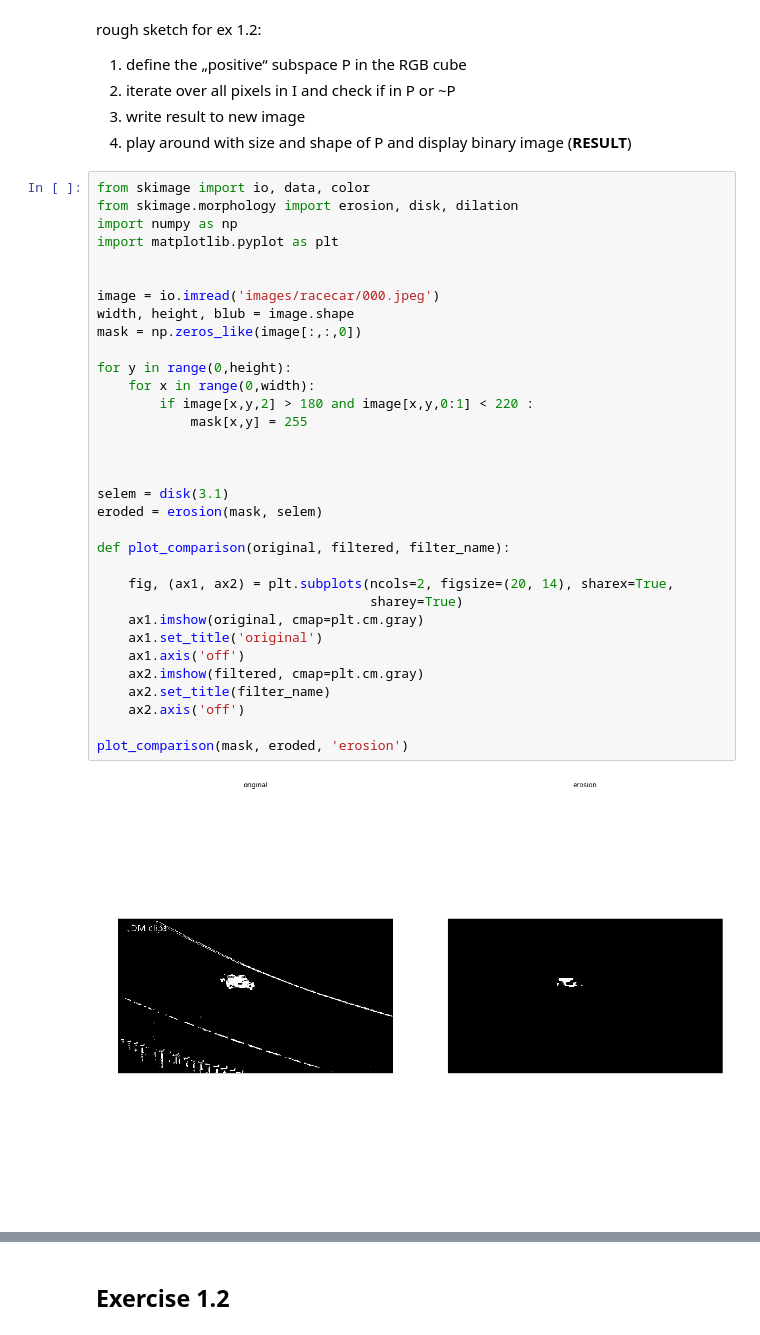
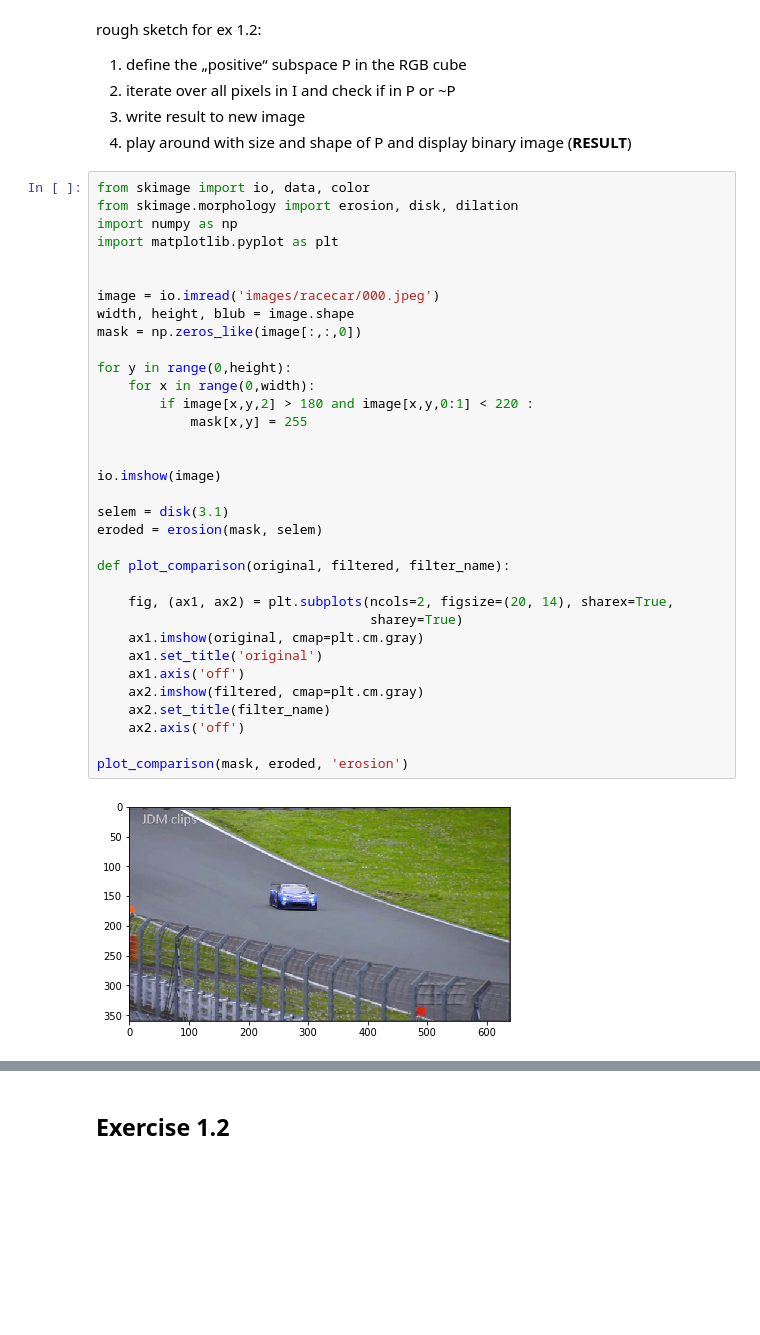
Before and after one commit to YJ14/Computer-Vision-2018, a Jupyter notebook: 01.ipynb, the cells around one changed output, grey strips where cells are left out. Drawn from its saved outputs; the diff is of its cells as text; blank space fills up the shorter version.

```diff
--- a/01.ipynb
+++ b/01.ipynb
@@ -16,31 +16,32 @@ import numpy as np
 import matplotlib.pyplot as plt
 
 
 image = io.imread('images/racecar/000.jpeg')
 width, height, blub = image.shape
 mask = np.zeros_like(image[:,:,0])
 
 for y in range(0,height):
     for x in range(0,width):
         if image[x,y,2] > 180 and image[x,y,0:1] < 220 :
             mask[x,y] = 255
 
 
+io.imshow(image)
 
 selem = disk(3.1)
 eroded = erosion(mask, selem)
 
 def plot_comparison(original, filtered, filter_name):
 
     fig, (ax1, ax2) = plt.subplots(ncols=2, figsize=(20, 14), sharex=True,
                                    sharey=True)
     ax1.imshow(original, cmap=plt.cm.gray)
     ax1.set_title('original')
     ax1.axis('off')
     ax2.imshow(filtered, cmap=plt.cm.gray)
     ax2.set_title(filter_name)
     ax2.axis('off')
 
 plot_comparison(mask, eroded, 'erosion')
 # %% [output]
-[figure, old version]
+[figure, new version]
```
Also changed, not shown: parts of 4 cells of this notebook.
